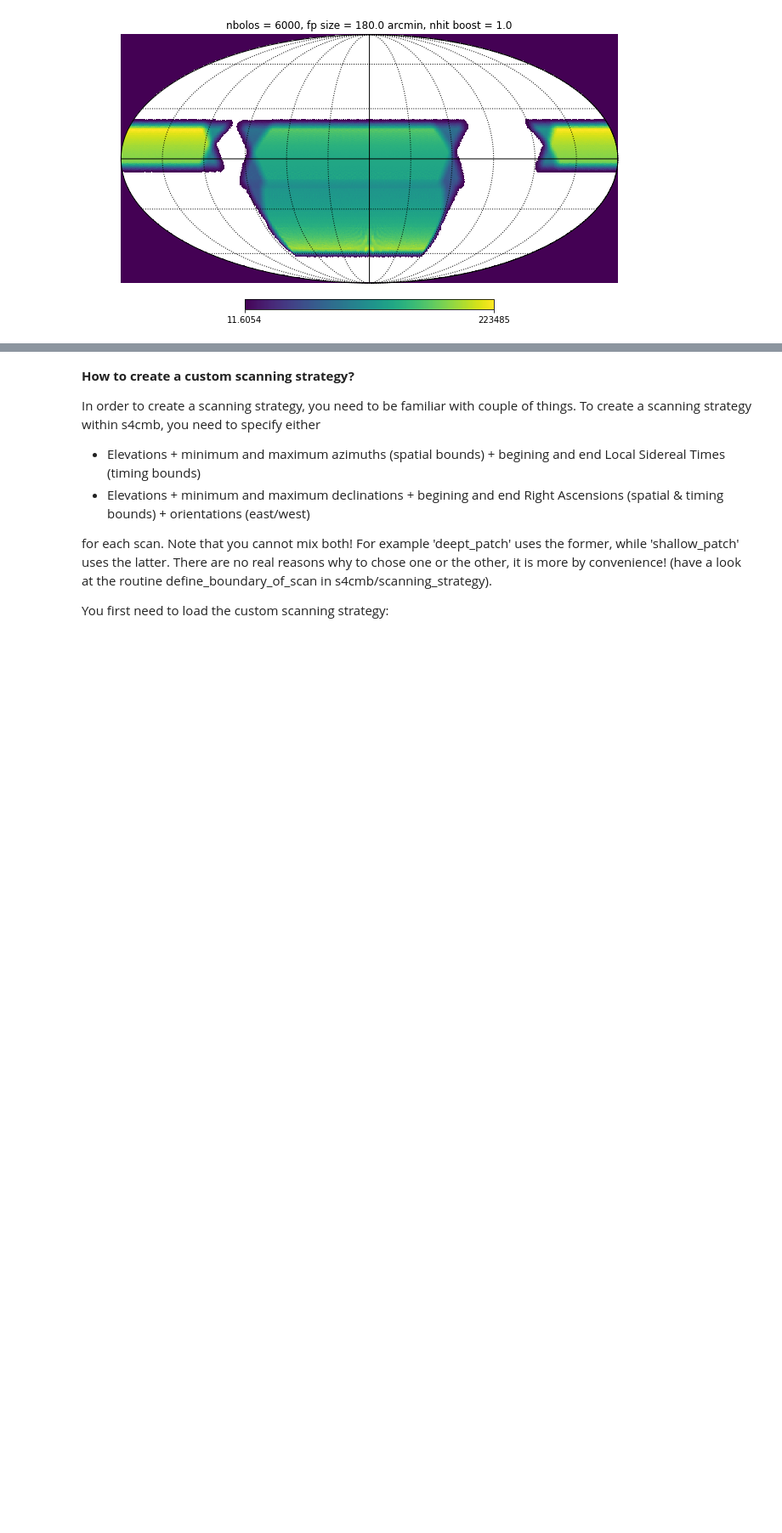
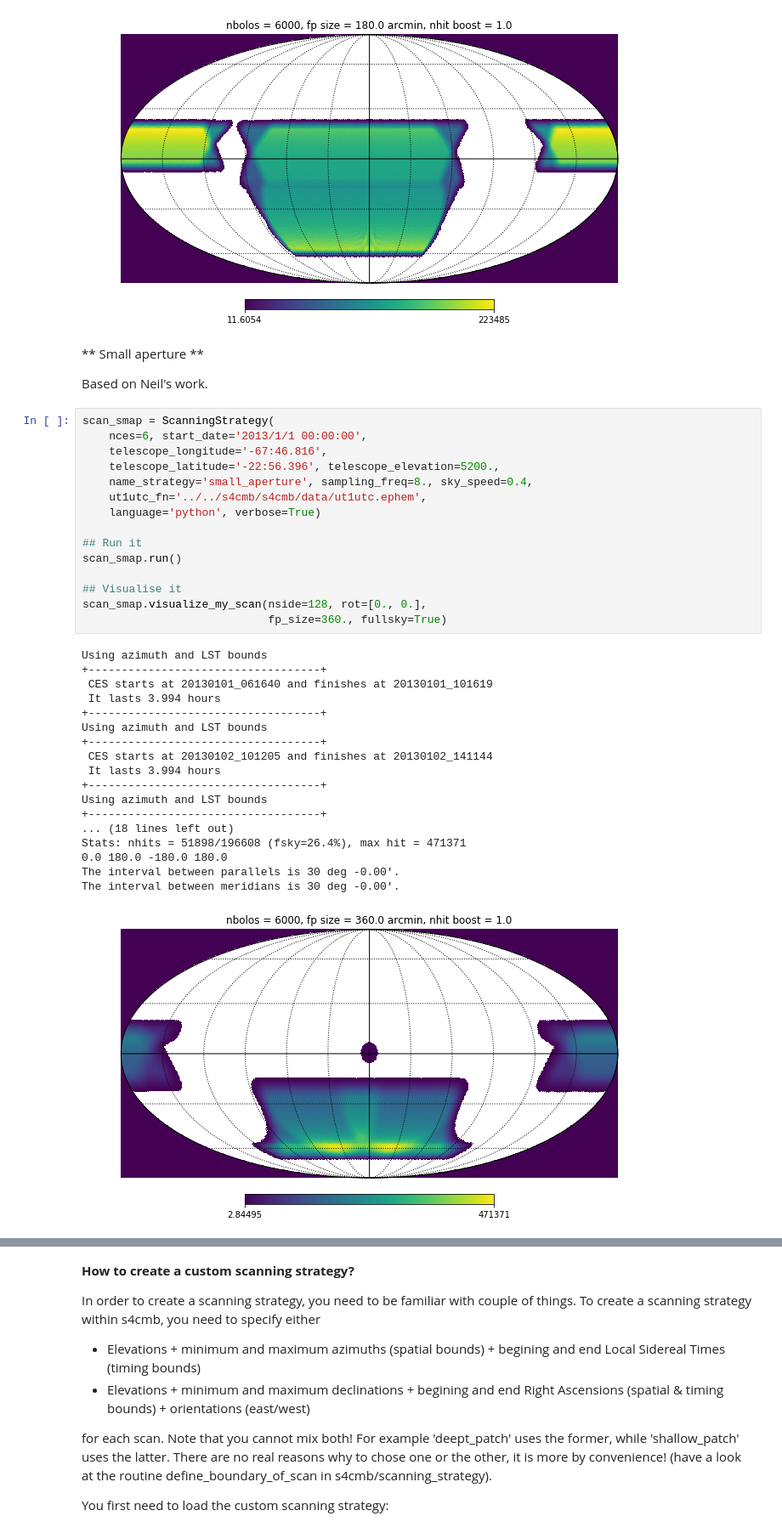
Before and after one commit to JulienPeloton/s4cmb-resources, a Jupyter notebook: Part1/s4cmb_scanning_strategy_03.ipynb, the cells around one changed output, grey strips where cells are left out. Shown at 85% size. Saved outputs shown, nothing was run; the diff lists cells and outputs as text; blank space fills up the shorter version.

Commit message:
Small ap scanning strategy

```diff
--- a/Part1/s4cmb_scanning_strategy_03.ipynb
+++ b/Part1/s4cmb_scanning_strategy_03.ipynb
@@ -174,3 +173,41 @@ Stats: nhits = 74621/196608 (fsky=37.95%), max hit = 223485
 The interval between parallels is 30 deg -0.00'.
 The interval between meridians is 30 deg -0.00'.
 [figure]
+# %% [markdown]
+** Small aperture **
+
+Based on Neil's work.
+# %%
+scan_smap = ScanningStrategy(
+    nces=6, start_date='2013/1/1 00:00:00',
+    telescope_longitude='-67:46.816',
+    telescope_latitude='-22:56.396', telescope_elevation=5200.,
+    name_strategy='small_aperture', sampling_freq=8., sky_speed=0.4,
+    ut1utc_fn='../../s4cmb/s4cmb/data/ut1utc.ephem',
+    language='python', verbose=True)
+
+## Run it
+scan_smap.run()
+
+## Visualise it
+scan_smap.visualize_my_scan(nside=128, rot=[0., 0.],
+                            fp_size=360., fullsky=True)
+# %% [output]
+Using azimuth and LST bounds
++-----------------------------------+
+ CES starts at 20130101_061640 and finishes at 20130101_101619
+ It lasts 3.994 hours
++-----------------------------------+
+Using azimuth and LST bounds
++-----------------------------------+
+ CES starts at 20130102_101205 and finishes at 20130102_141144
+ It lasts 3.994 hours
++-----------------------------------+
+Using azimuth and LST bounds
++-----------------------------------+
+... (18 lines left out)
+Stats: nhits = 51898/196608 (fsky=26.4%), max hit = 471371
+0.0 180.0 -180.0 180.0
+The interval between parallels is 30 deg -0.00'.
+The interval between meridians is 30 deg -0.00'.
+[figure, added]
```
Also changed, not shown: parts of 3 cells of this notebook.
